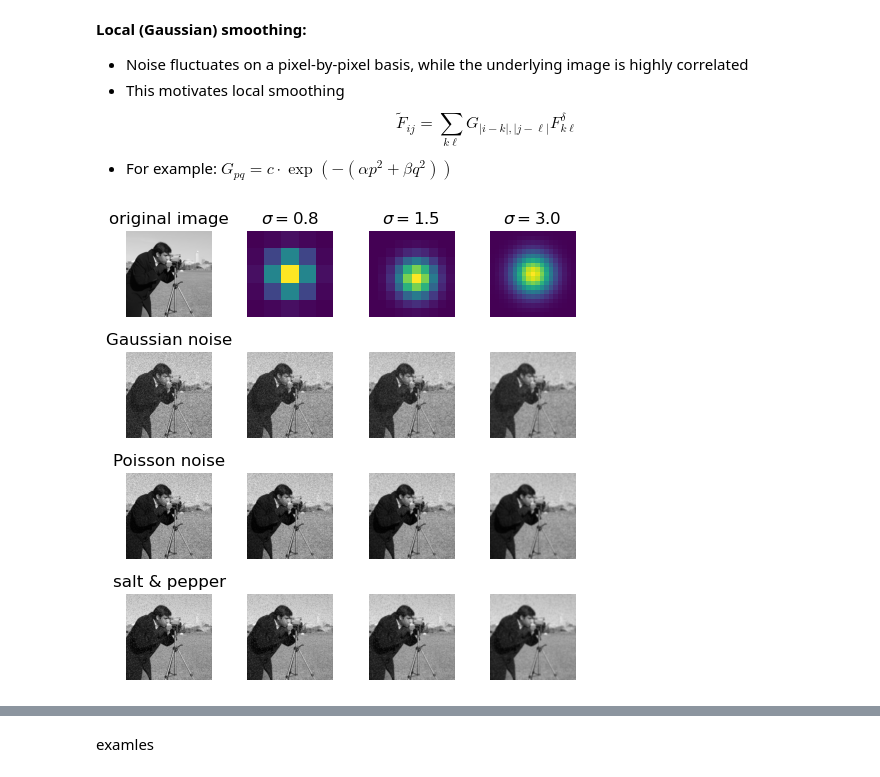
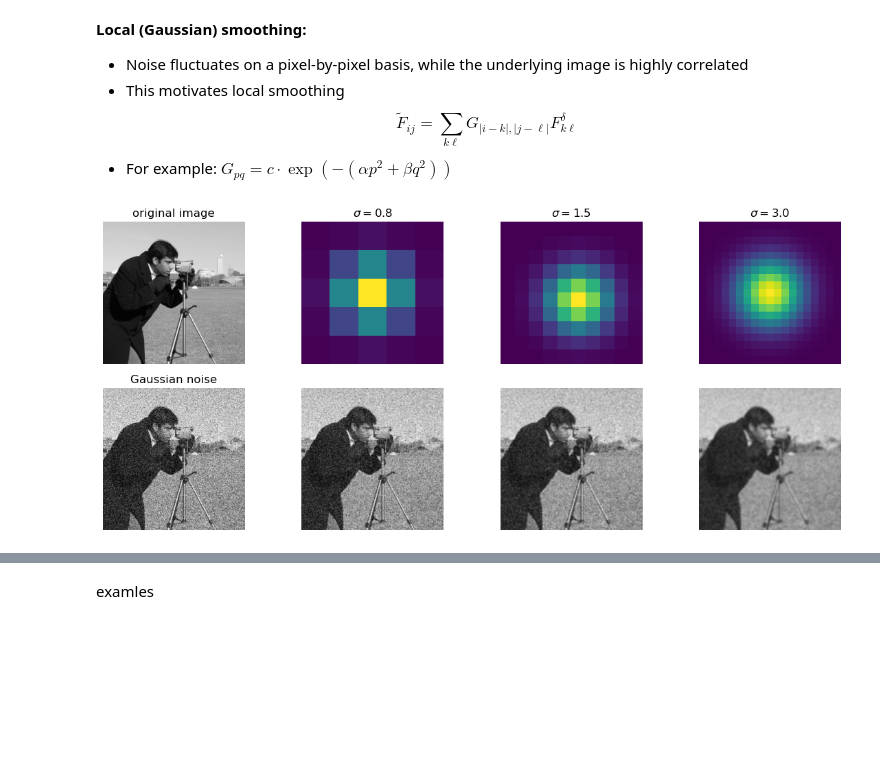
Before and after one commit to cicwi/denoising-tutorial, a Jupyter notebook: presentation-tristan/Presentation.ipynb, the cells around one changed output, grey strips where cells are left out. Cells and saved outputs as stored; diff of their text form; code cells hidden in the pictures; blank space fills up the shorter version.

Commit message:
added figures and update slides

```diff
--- a/presentation-tristan/Presentation.ipynb
+++ b/presentation-tristan/Presentation.ipynb
@@ -287,15 +287,15 @@ u_sp = random_noise(
 noisy_images = [
     u,
     u_gauss,
-    u_poisson,
-    u_sp,
+    #u_poisson,
+    #u_sp,
 ]
 
 row_titles = [
     "clean",
     "Gaussian noise",
-    "Poisson noise",
-    "salt & pepper",
+    #"Poisson noise",
+    #"salt & pepper",
 ]
 
 # ---------------------------------------------------------
@@ -322,7 +322,7 @@ for s in sigmas:
 # ---------------------------------------------------------
 
 fig, axes = plt.subplots(
-    4, 4,
+    len(noisy_images), len(kernels)+1,
     figsize=(12, 12)
 )
 
@@ -345,33 +345,33 @@ for j, (k, s) in enumerate(zip(kernels, sigmas), start=1):
 # ---------------------------------------------------------
 
 for i, (img, row_title) in enumerate(
     zip(noisy_images[1:], row_titles[1:]),
     start=1
 ):
 
     # noisy image
     axes[i, 0].imshow(img, cmap="gray", vmin=0, vmax=1)
     axes[i, 0].set_title(row_title)
     axes[i, 0].axis("off")
 
     # filtered versions
     for j, s in enumerate(sigmas, start=1):
 
         filtered = gaussian(img, sigma=s)
 
         axes[i, j].imshow(
             filtered,
             cmap="gray",
             vmin=0,
             vmax=1
         )
 
         axes[i, j].axis("off")
 
-fig.set_figwidth(5)
+#fig.set_figwidth(4)
 fig.set_figheight(5)
 plt.tight_layout()
 plt.savefig('./figures/gaussian-smoothing.png',dpi=300)
 # %% [output]
-[figure, old version]
+[figure, new version]
 # %% [markdown]
```
Also changed, not shown: parts of 9 cells of this notebook, 5 other files.
